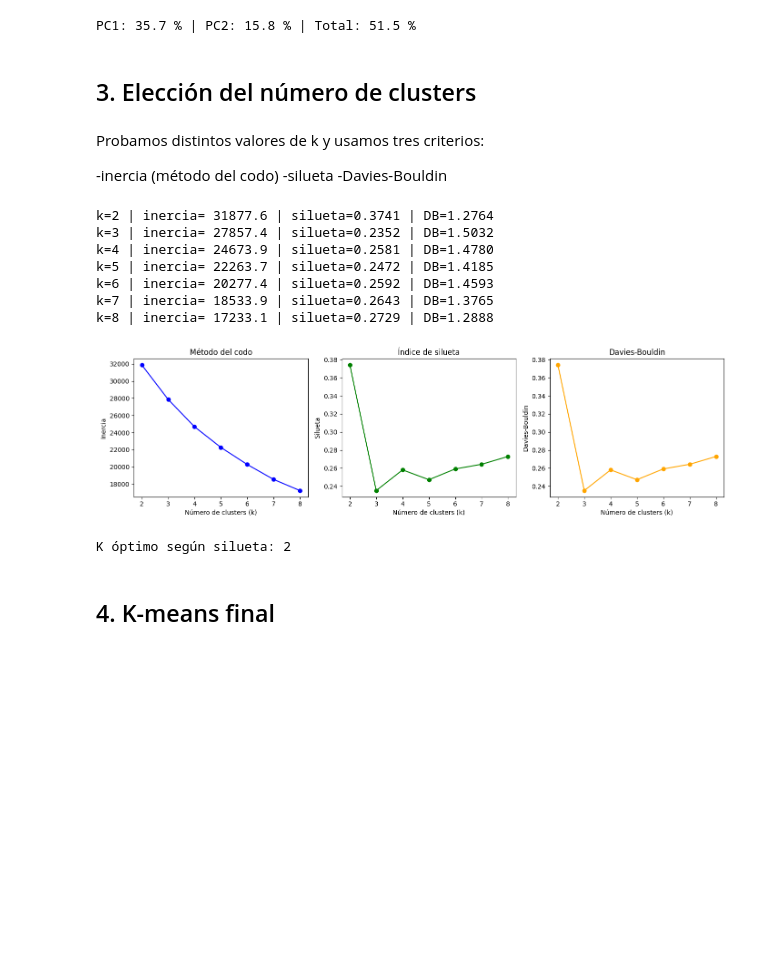
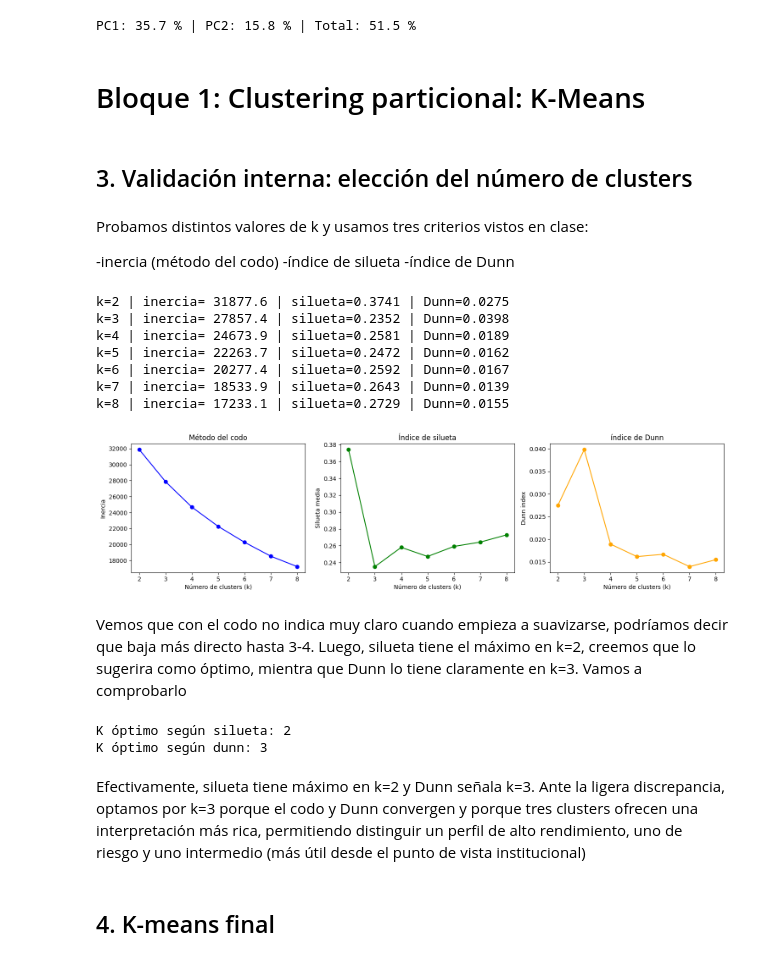
Before and after one commit to adrianalorenzo/ML_proyecto_final, a Jupyter notebook: notebooks/05_clustering.ipynb, the cells around one changed output. Saved outputs shown, nothing was run; the diff lists cells and outputs as text; code cells hidden in the pictures; blank space fills up the shorter version.

Commit message:
Numero de clusters: k mejorado

```diff
--- a/notebooks/05_clustering.ipynb
+++ b/notebooks/05_clustering.ipynb
@@ -146,65 +156,96 @@ var2= pca_2d.explained_variance_ratio_[1] * 100
 print(f'PC1: {var1:.1f} % | PC2: {var2:.1f} % | Total: {var1+var2:.1f} %')
 # %% [output]
 PC1: 35.7 % | PC2: 15.8 % | Total: 51.5 %
+# %% [markdown]
+# Bloque 1: Clustering particional: K-Means
 # %% [markdown]
-## 3. Elección del número de clusters
+## 3. Validación interna: elección del número de clusters
 # %% [markdown]
-Probamos distintos valores de k y usamos tres criterios:
+Probamos distintos valores de k y usamos tres criterios vistos en clase:
 
 -inercia (método del codo)
--silueta
--Davies-Bouldin
+-índice de silueta
+-índice de Dunn
 # %%
+#funcion auxiliar para el indice de Dunn
+def dunn_index(X, labels):
+    """
+    El índice dunn busca la minima separación inter-cluster, y el diámetro máximo intra-cluster
+    """
+    unique = np.unique(labels)
+    intra_max = []
+    for c in unique:
+        pts = X[labels == c]
+        if len(pts) > 1:
+            intra_max.append(pairwise_distances(pts).max())
+    inter_min = []
+    for i in unique:
+        for j in unique:
+            if i <j:
+                d = pairwise_distances(X[labels == i], X[labels == j]).min()
+                inter_min.append(d)
+
+    return min(inter_min)/max(intra_max)
+
 inercias = []
 siluetas = []
-davies = []
+dunns = []
 rango_k = range(2,9)
 
 for k in rango_k:
-    km = KMeans(n_clusters=k, random_state=42, n_init=10)
+    km = KMeans(n_clusters=k, random_state=semilla, n_init=10)
     labels_k = km.fit_predict(X_sc)
 
     inercias.append(km.inertia_)
     siluetas.append(silhouette_score(X_sc, labels_k))
-    davies.append(davies_bouldin_score(X_sc, labels_k))
+    dunns.append(dunn_index(X_sc, labels_k))
 
-    print(f'k={k} | inercia={km.inertia_: .1f} | silueta={siluetas[-1]:.4f} | DB={davies[-1]:.4f}')
+    print(f'k={k} | inercia={km.inertia_: .1f} | silueta={siluetas[-1]:.4f} | Dunn={dunns[-1]:.4f}')
 # %% [output]
-k=2 | inercia= 31877.6 | silueta=0.3741 | DB=1.2764
-k=3 | inercia= 27857.4 | silueta=0.2352 | DB=1.5032
-k=4 | inercia= 24673.9 | silueta=0.2581 | DB=1.4780
-k=5 | inercia= 22263.7 | silueta=0.2472 | DB=1.4185
-k=6 | inercia= 20277.4 | silueta=0.2592 | DB=1.4593
-k=7 | inercia= 18533.9 | silueta=0.2643 | DB=1.3765
-k=8 | inercia= 17233.1 | silueta=0.2729 | DB=1.2888
+k=2 | inercia= 31877.6 | silueta=0.3741 | Dunn=0.0275
+k=3 | inercia= 27857.4 | silueta=0.2352 | Dunn=0.0398
+k=4 | inercia= 24673.9 | silueta=0.2581 | Dunn=0.0189
+k=5 | inercia= 22263.7 | silueta=0.2472 | Dunn=0.0162
+k=6 | inercia= 20277.4 | silueta=0.2592 | Dunn=0.0167
+k=7 | inercia= 18533.9 | silueta=0.2643 | Dunn=0.0139
+k=8 | inercia= 17233.1 | silueta=0.2729 | Dunn=0.0155
 # %%
-fig, axes = plt.subplots(1, 3, figsize=(14,4))
+fig, axes = plt.subplots(1, 3, figsize=(15,4))
 
 axes[0].plot(list(rango_k), inercias, marker='o', color ='blue')
 axes[0].set_title('Método del codo')
 axes[0].set_xlabel('Número de clusters (k)')
 axes[0].set_ylabel('Inercia')
 
 axes[1].plot(list(rango_k), siluetas, marker='o', color ='green')
 axes[1].set_title('Índice de silueta')
 axes[1].set_xlabel('Número de clusters (k)')
-axes[1].set_ylabel('Silueta')
+axes[1].set_ylabel('Silueta media')
 
-axes[2].plot(list(rango_k), siluetas, marker='o', color ='orange')
-axes[2].set_title('Davies-Bouldin')
+axes[2].plot(list(rango_k), dunns, marker='o', color ='orange')
+axes[2].set_title('índice de Dunn')
 axes[2].set_xlabel('Número de clusters (k)')
-axes[2].set_ylabel('Davies-Bouldin')
+axes[2].set_ylabel('Dunn index')
 
 plt.tight_layout()
 plt.savefig('../figuras/eleccion_k_clusters.png')
 plt.show()
 # %% [output]
-[figure, old version]
+[figure, new version]
+# %% [markdown]
+Vemos que con el codo no indica muy claro cuando empieza a suavizarse, podríamos decir que baja más directo hasta 3-4. Luego, silueta tiene el máximo en k=2, creemos que lo sugerira como óptimo, mientra que Dunn lo tiene claramente en k=3. Vamos a comprobarlo
 # %%
-k_optimo = list(rango_k)[np.argmax(siluetas)]
-print(f'K óptimo según silueta: {k_optimo}')
+#vemos cual es el k optimo
+k_sil = list(rango_k)[np.argmax(siluetas)]
+print(f'K óptimo según silueta: {k_sil}')
+
+k_dunn = list(rango_k)[np.argmax(dunns)]
+print(f'K óptimo según dunn: {k_dunn}')
 # %% [output]
 K óptimo según silueta: 2
+K óptimo según dunn: 3
+# %% [markdown]
+Efectivamente, silueta tiene máximo en k=2 y Dunn señala k=3. Ante la ligera discrepancia, optamos por k=3 porque el codo y Dunn convergen y porque tres clusters ofrecen una interpretación más rica, permitiendo distinguir un perfil de alto rendimiento, uno de riesgo y uno intermedio (más útil desde el punto de vista institucional)
 # %% [markdown]
 ## 4. K-means final
 # %% [markdown]
```
Also changed, not shown: parts of 7 cells of this notebook, 1 other file.
